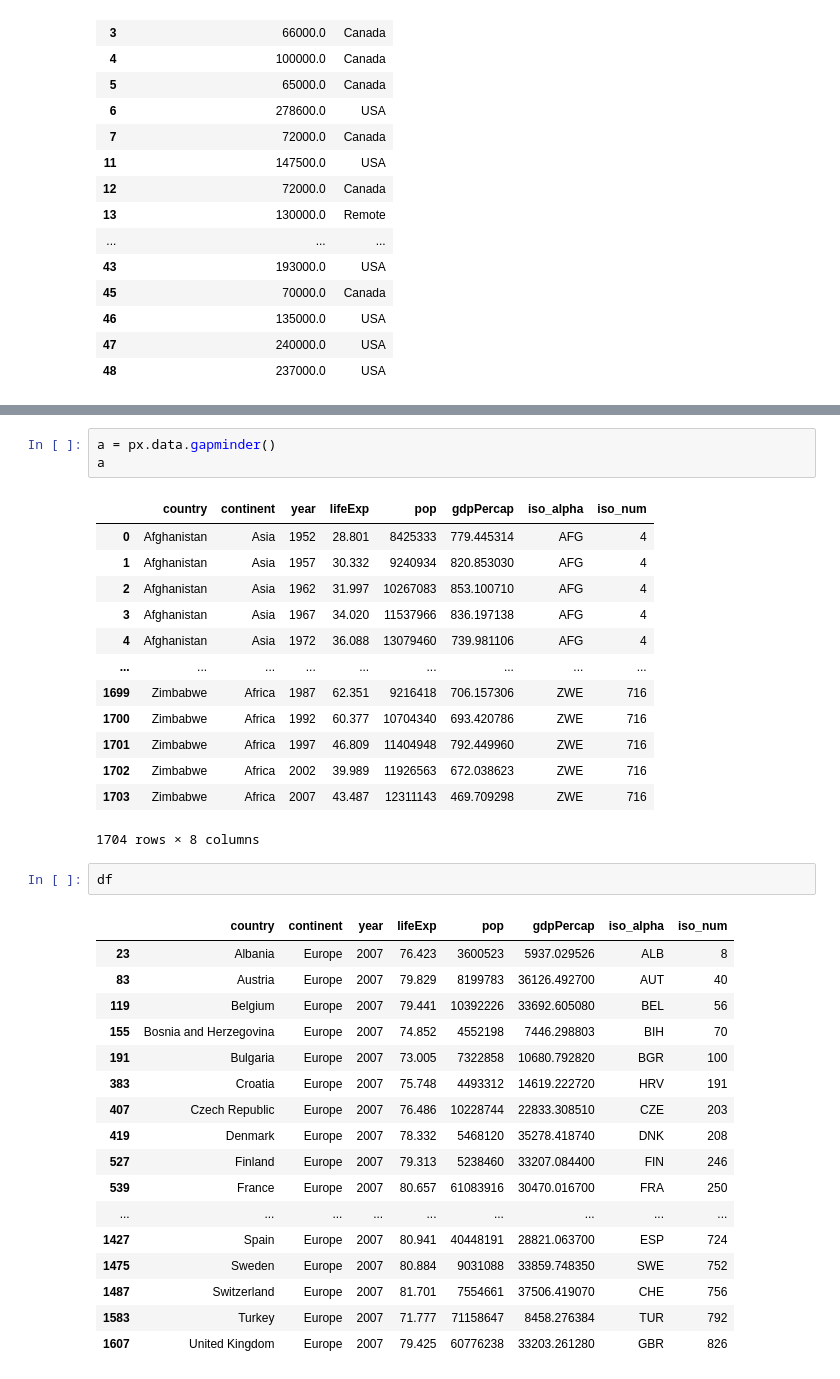
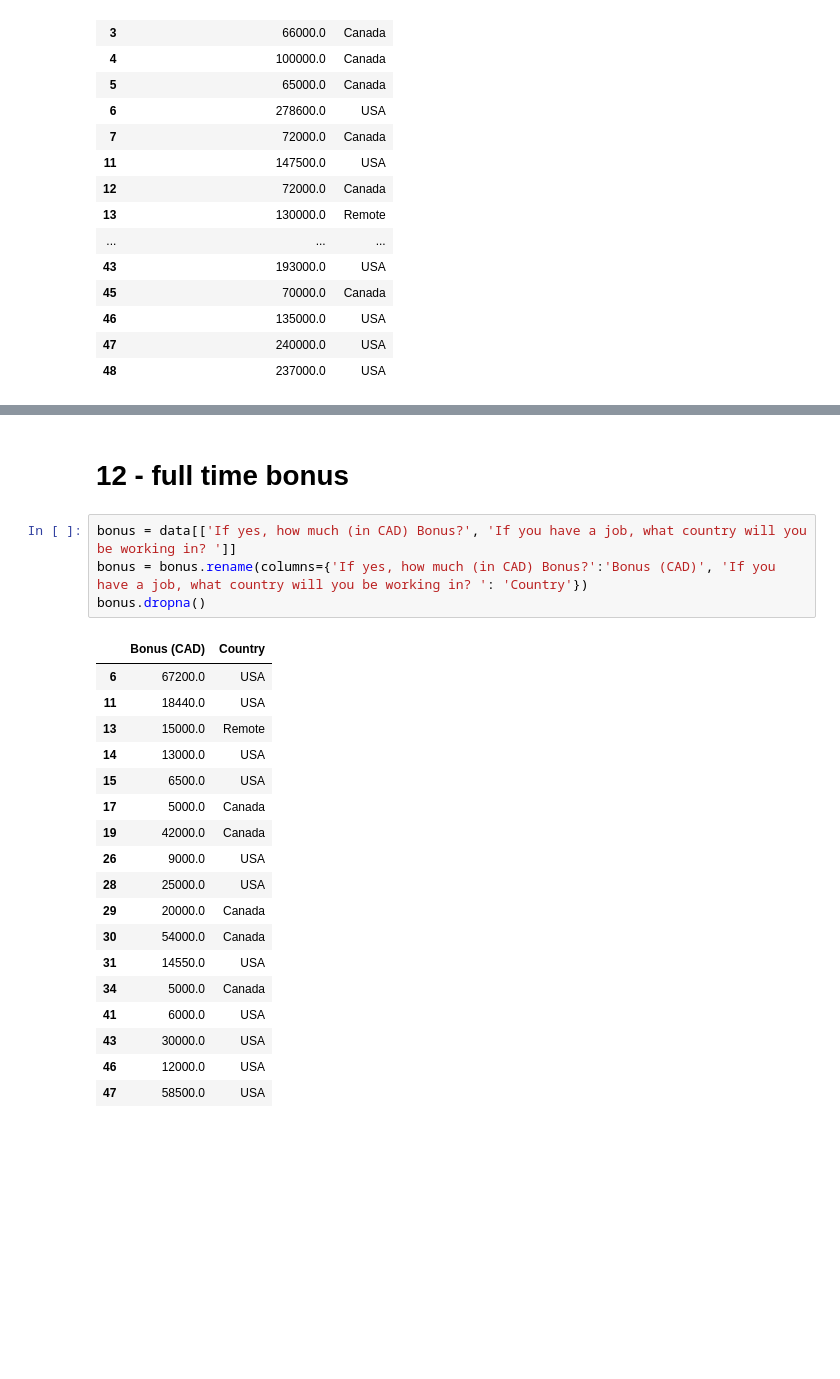
Before and after one commit to tanushree-sharma/class-profile, a Jupyter notebook: future.ipynb, the cells around one changed output, grey strips where cells are left out. Cells and saved outputs as stored; diff of their text form; blank space fills up the shorter version.

```diff
--- a/future.ipynb
+++ b/future.ipynb
@@ -313,37 +253,25 @@ fig.show()
-# %%
-a = px.data.gapminder()
-a
-# %% [output]
-|  | country | continent | year | lifeExp | pop | gdpPercap | iso_alpha | iso_num |
-| 0 | Afghanistan | Asia | 1952 | 28.801 | 8425333 | 779.445314 | AFG | 4 |
-| 1 | Afghanistan | Asia | 1957 | 30.332 | 9240934 | 820.853030 | AFG | 4 |
-| 2 | Afghanistan | Asia | 1962 | 31.997 | 10267083 | 853.100710 | AFG | 4 |
-| 3 | Afghanistan | Asia | 1967 | 34.020 | 11537966 | 836.197138 | AFG | 4 |
-| 4 | Afghanistan | Asia | 1972 | 36.088 | 13079460 | 739.981106 | AFG | 4 |
-| ... | ... | ... | ... | ... | ... | ... | ... | ... |
-| 1699 | Zimbabwe | Africa | 1987 | 62.351 | 9216418 | 706.157306 | ZWE | 716 |
-| 1700 | Zimbabwe | Africa | 1992 | 60.377 | 10704340 | 693.420786 | ZWE | 716 |
-| 1701 | Zimbabwe | Africa | 1997 | 46.809 | 11404948 | 792.449960 | ZWE | 716 |
-| 1702 | Zimbabwe | Africa | 2002 | 39.989 | 11926563 | 672.038623 | ZWE | 716 |
-| 1703 | Zimbabwe | Africa | 2007 | 43.487 | 12311143 | 469.709298 | ZWE | 716 |
-1704 rows × 8 columns
-# %%
-df
-# %% [output]
-|  | country | continent | year | lifeExp | pop | gdpPercap | iso_alpha | iso_num |
-| 23 | Albania | Europe | 2007 | 76.423 | 3600523 | 5937.029526 | ALB | 8 |
-| 83 | Austria | Europe | 2007 | 79.829 | 8199783 | 36126.492700 | AUT | 40 |
-| 119 | Belgium | Europe | 2007 | 79.441 | 10392226 | 33692.605080 | BEL | 56 |
-| 155 | Bosnia and Herzegovina | Europe | 2007 | 74.852 | 4552198 | 7446.298803 | BIH | 70 |
-| 191 | Bulgaria | Europe | 2007 | 73.005 | 7322858 | 10680.792820 | BGR | 100 |
-| 383 | Croatia | Europe | 2007 | 75.748 | 4493312 | 14619.222720 | HRV | 191 |
-| 407 | Czech Republic | Europe | 2007 | 76.486 | 10228744 | 22833.308510 | CZE | 203 |
-| 419 | Denmark | Europe | 2007 | 78.332 | 5468120 | 35278.418740 | DNK | 208 |
-| 527 | Finland | Europe | 2007 | 79.313 | 5238460 | 33207.084400 | FIN | 246 |
-| 539 | France | Europe | 2007 | 80.657 | 61083916 | 30470.016700 | FRA | 250 |
-| ... | ... | ... | ... | ... | ... | ... | ... | ... |
-| 1427 | Spain | Europe | 2007 | 80.941 | 40448191 | 28821.063700 | ESP | 724 |
-| 1475 | Sweden | Europe | 2007 | 80.884 | 9031088 | 33859.748350 | SWE | 752 |
-| 1487 | Switzerland | Europe | 2007 | 81.701 | 7554661 | 37506.419070 | CHE | 756 |
-| 1583 | Turkey | Europe | 2007 | 71.777 | 71158647 | 8458.276384 | TUR | 792 |
-| 1607 | United Kingdom | Europe | 2007 | 79.425 | 60776238 | 33203.261280 | GBR | 826 |
+# %% [markdown]
+# 12 - full time bonus
+# %%
+bonus = data[['If yes, how much (in CAD) Bonus?', 'If you have a job, what country will you be working in? ']]
+bonus = bonus.rename(columns={'If yes, how much (in CAD) Bonus?':'Bonus (CAD)', 'If you have a job, what country will you be working in? ': 'Country'})
+bonus.dropna()
+# %% [output]
+|  | Bonus (CAD) | Country |
+| 6 | 67200.0 | USA |
+| 11 | 18440.0 | USA |
+| 13 | 15000.0 | Remote |
+| 14 | 13000.0 | USA |
+| 15 | 6500.0 | USA |
+| 17 | 5000.0 | Canada |
+| 19 | 42000.0 | Canada |
+| 26 | 9000.0 | USA |
+| 28 | 25000.0 | USA |
+| 29 | 20000.0 | Canada |
+| 30 | 54000.0 | Canada |
+| 31 | 14550.0 | USA |
+| 34 | 5000.0 | Canada |
+| 41 | 6000.0 | USA |
+| 43 | 30000.0 | USA |
+| 46 | 12000.0 | USA |
+| 47 | 58500.0 | USA |
```
Also changed, not shown: parts of 10 cells of this notebook, 1 other file.
